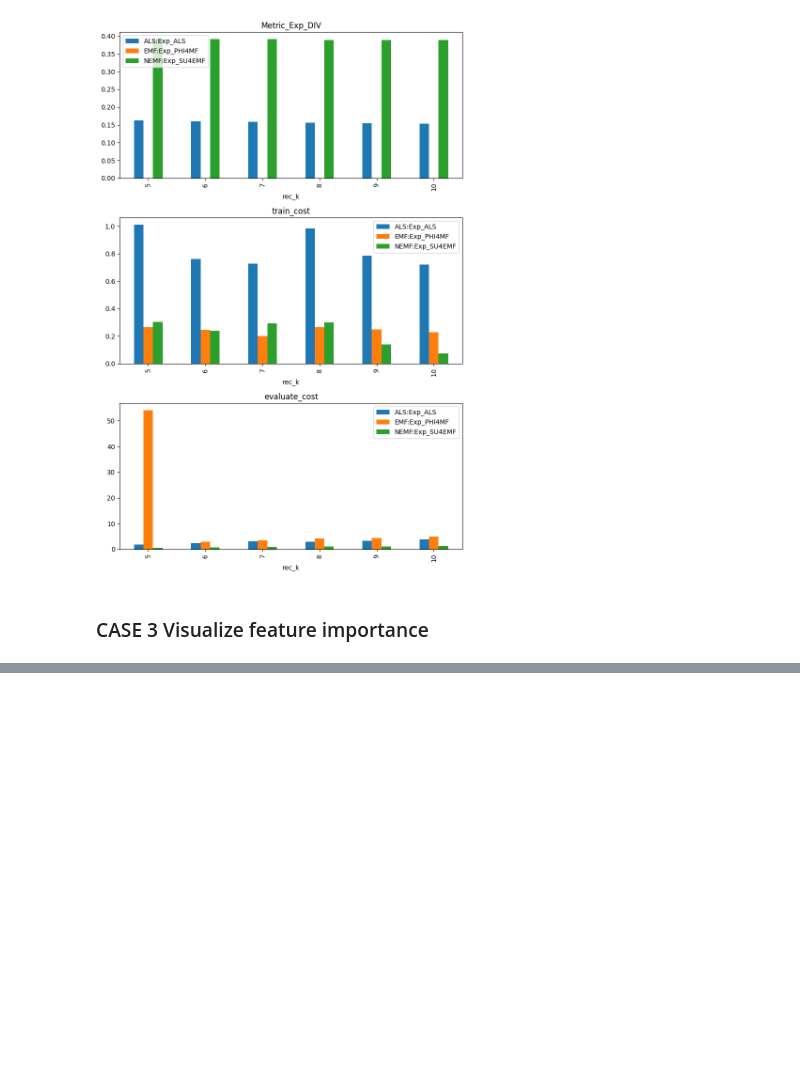
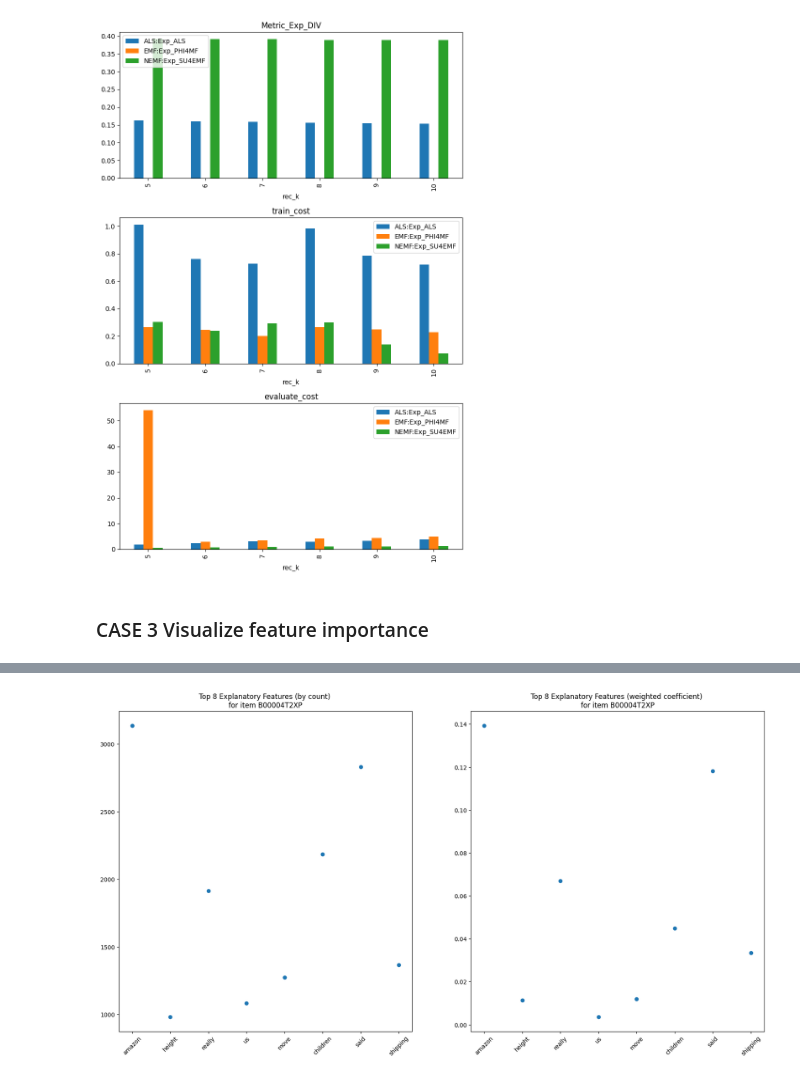
Before and after one commit to AthinaKyriakou/ROSE, a Jupyter notebook: demo/visualization_demo.ipynb, the cells around one changed output, grey strips where cells are left out. Cells and saved outputs as stored; diff of their text form; code cells hidden in the pictures; blank space fills up the shorter version.

```diff
--- a/demo/visualization_demo.ipynb
+++ b/demo/visualization_demo.ipynb
@@ -261,0 +480,7 @@ filtered_df3 = my_plots.create_aggregate_feature_importance_plot(explanations, t
+# %%
+# Create a plot for a specific item
+filtered_df1 = my_plots.create_aggregate_feature_importance_plot(
+    explanations, item_id="B00004T2XP", type="scatter", top_k=8, save_plot=False
+)
+# %% [output]
+[figure, added]
```
Also changed, not shown: parts of 10 cells of this notebook, 1 other file.
